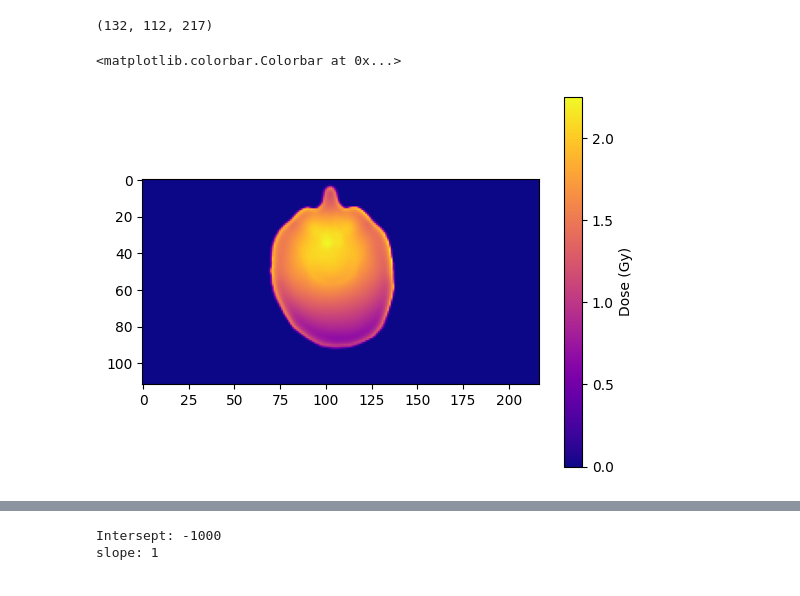
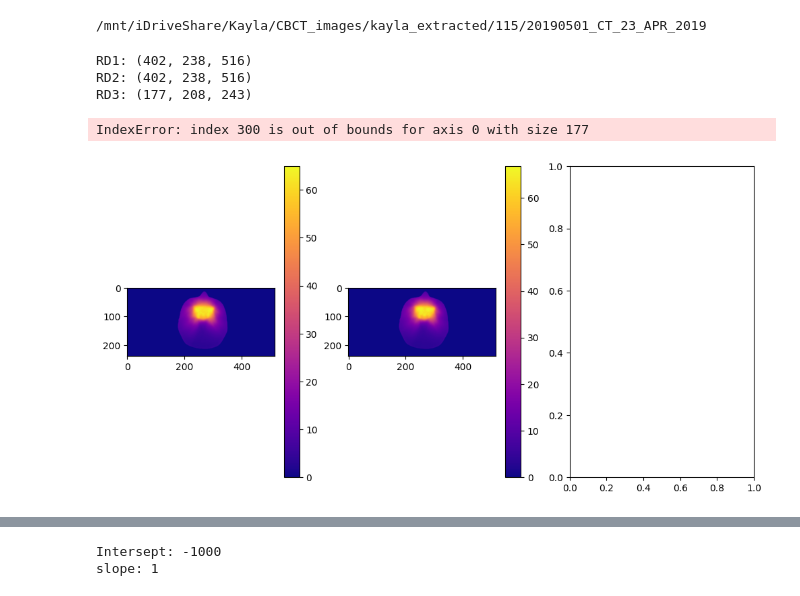
Before and after one commit to kildealab/defaceRT, a Jupyter notebook: Deface Dose Map Tests.ipynb, the cells around one changed output, grey strips where cells are left out. Cells and saved outputs as stored; diff of their text form; code cells hidden in the pictures.

```diff
--- a/Deface Dose Map Tests.ipynb
+++ b/Deface Dose Map Tests.ipynb
@@ -172,17 +172,14 @@ def resize_dose_map_3D(dose_map,new_size, spacing, new_origin, old_origin,defaul
 PATH = '/mnt/iDriveShare/Kayla/CBCT_images/kayla_extracted/' # Path to patient files
 # %%
 
-patient = '19'
+patient = '115'
 patient_path = PATH+patient+'/'
 CT = [d for d in os.listdir(patient_path) if d[9:11] == 'CT' and len(d) == 23][0]
 CT_dcm = dcm.read_file(PATH+patient+'/'+CT+'/'+[f for f in os.listdir(PATH+patient+'/'+CT) if 'CT' in f][0])
 RS_file = [d for d in os.listdir(patient_path+CT) if d[0:2] == 'RS'][0]
 RS = dcm.read_file(PATH+patient+'/'+CT+'/'+RS_file)
-RD = find_dose_file(patient_path+CT+'/')
+print(patient_path+CT)
+# RD = find_dose_file(patient_path+CT+'/')
+rds =[dcm.read_file(patient_path+CT+'/'+d) for d in os.listdir(patient_path+CT) if d[0:2] == 'RD']
+# %% [output]
+/mnt/iDriveShare/Kayla/CBCT_images/kayla_extracted/115/20190501_CT_23_APR_2019
-# %%
-dose_array = RD.pixel_array
-dose_scaling = RD.DoseGridScaling
-dose_gy = dose_array  * dose_scaling
-print(dose_array.shape)
-# %% [output]
-(132, 112, 217)
@@ -191,6 +186,43 @@ img_slice = 100
+# %%
+RD = rds[0]
+dose_array = RD.pixel_array
+dose_scaling = RD.DoseGridScaling
+dose_gy = dose_array  * dose_scaling
+print("RD1:",dose_array.shape)
+
+RD2 = rds[1]
+dose_array2 = RD2.pixel_array
+dose_scaling2 = RD2.DoseGridScaling
+dose_gy2 = dose_array2  * dose_scaling2
+print("RD2:",dose_array2.shape)
+
+RD3 = rds[2]
+dose_array3 = RD3.pixel_array
+dose_scaling3 = RD3.DoseGridScaling
+dose_gy3 = dose_array3  * dose_scaling3
+print("RD3:",dose_array3.shape)
+# %% [output]
+RD1: (402, 238, 516)
+RD2: (402, 238, 516)
+RD3: (177, 208, 243)
 # %%
+# plt.imshow(dose_gy[img_slice],cmap=plt.cm.plasma)
+# plt.colorbar(label="Dose (Gy)")
+img_slice = 300
+
+plt.figure(figsize=(12,6))
+plt.subplot(1,3,1)
 plt.imshow(dose_gy[img_slice],cmap=plt.cm.plasma)
-plt.colorbar(label="Dose (Gy)")
+plt.colorbar(label="")
+# plt.title('Mask in image space\n'+str(mask.shape))
+plt.subplot(1,3,2)
+plt.imshow(dose_gy2[img_slice],cmap=plt.cm.plasma)
+plt.colorbar(label="")
+# plt.title('Mask sized but not \n sampled in dose map space\n'+str(m_rev.shape))
+plt.subplot(1,3,3)
+plt.imshow(dose_gy3[img_slice],cmap=plt.cm.plasma)
+plt.colorbar(label="")
+# plt.title('all in dose map space\n'+str(mask_rev.shape))
 # %% [output]
-<matplotlib.colorbar.Colorbar at 0x...>
+IndexError: index 300 is out of bounds for axis 0 with size 177
-[figure, old version]
+[figure, new version]
```
Also changed, not shown: parts of 18 cells of this notebook, 3 other files.
